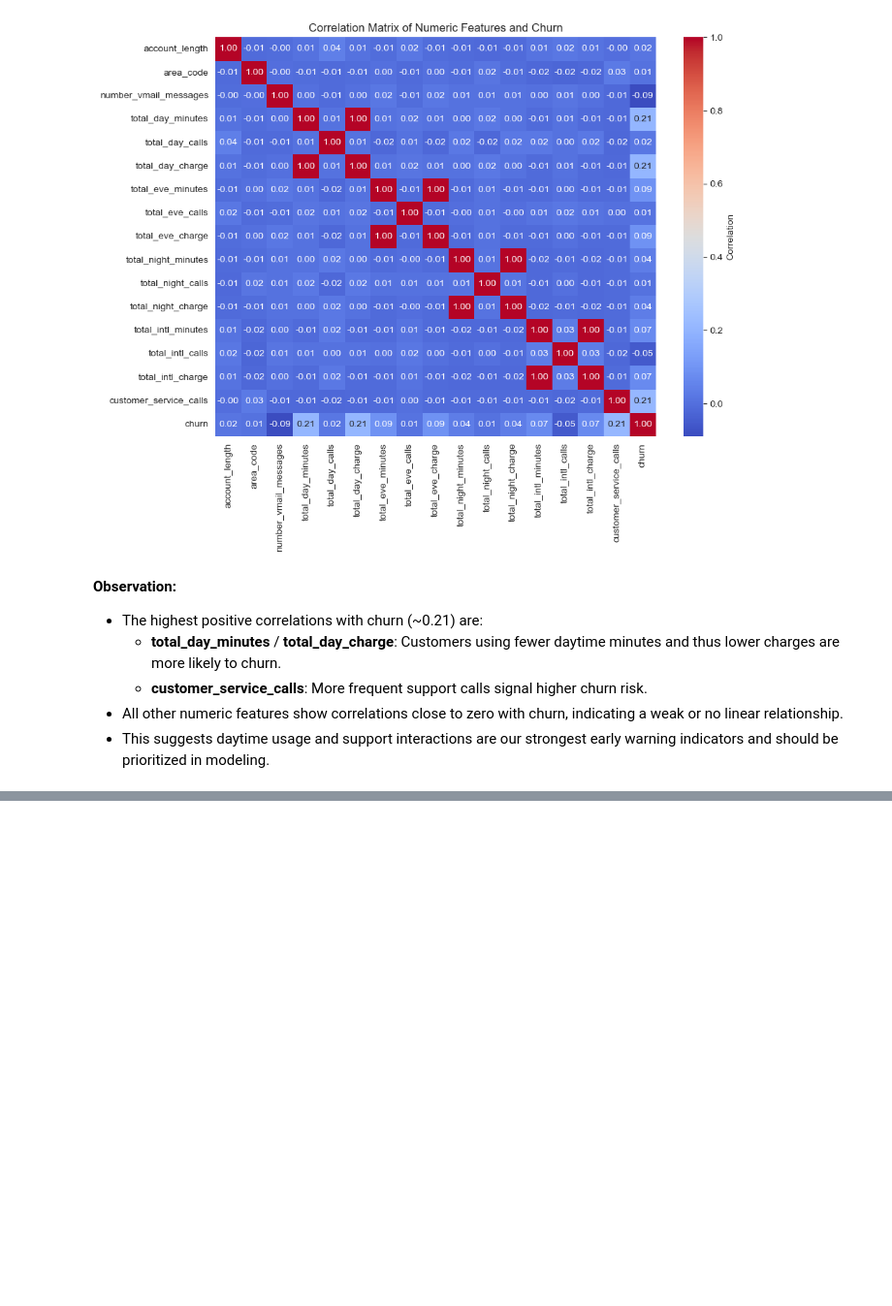
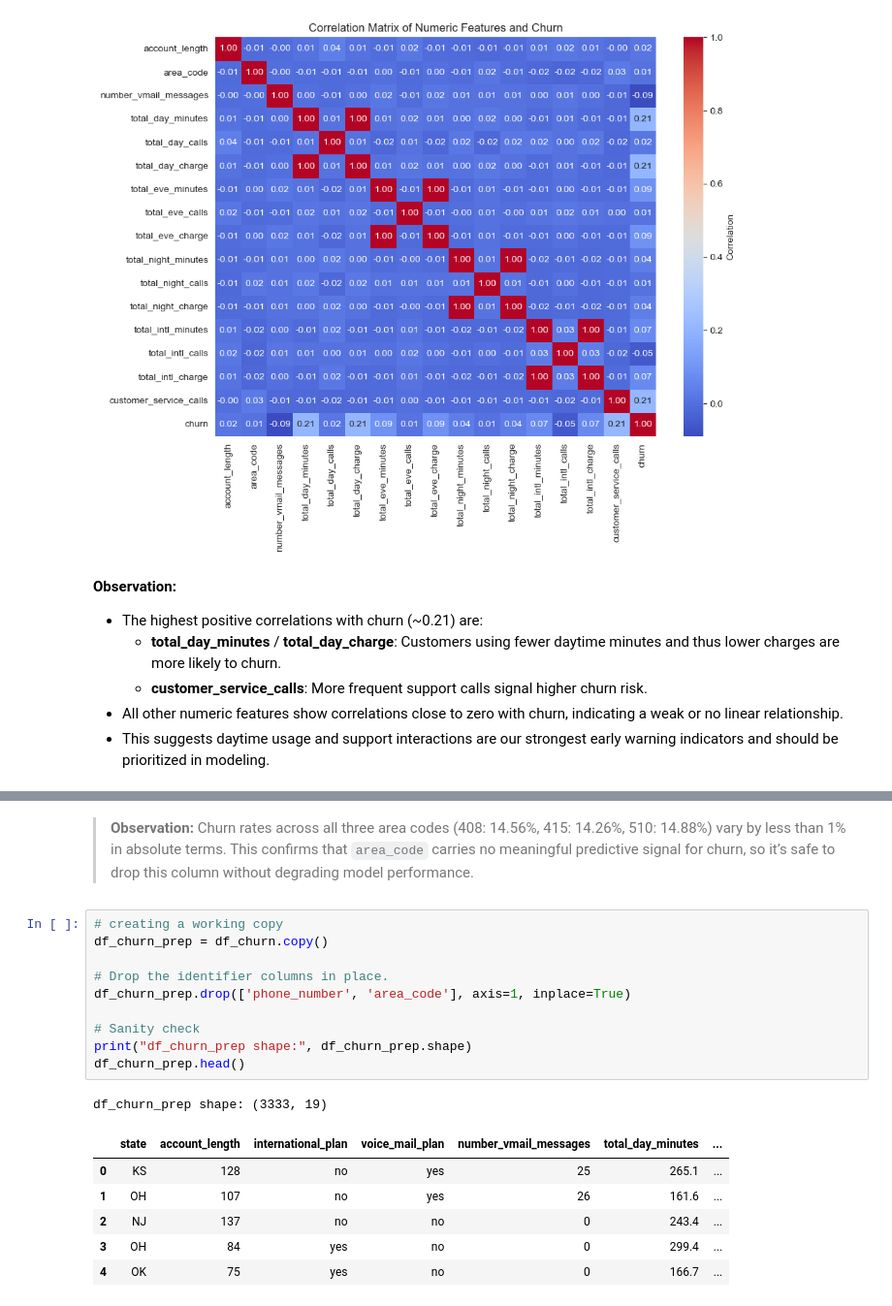
Before and after one commit to rosemiriti/Syria_Telco_Churn_Prediction_Project, a Jupyter notebook: syria_telco_churn.ipynb, the cells around one changed output, grey strips where cells are left out. Shown: that part at 97% size. Cells and saved outputs as stored; diff of their text form; blank space fills up the shorter version.

```diff
--- a/syria_telco_churn.ipynb
+++ b/syria_telco_churn.ipynb
@@ -519,0 +568,20 @@ plt.show()
+# %% [markdown]
+> **Observation:** Churn rates across all three area codes (408: 14.56%, 415: 14.26%, 510: 14.88%) vary by less than 1% in absolute terms. This confirms that `area_code` carries no meaningful predictive signal for churn, so it’s safe to drop this column without degrading model performance.
+# %%
+# creating a working copy
+df_churn_prep = df_churn.copy()
+
+# Drop the identifier columns in place.
+df_churn_prep.drop(['phone_number', 'area_code'], axis=1, inplace=True)
+
+# Sanity check
+print("df_churn_prep shape:", df_churn_prep.shape)
+df_churn_prep.head()
+# %% [output]
+df_churn_prep shape: (3333, 19)
+|  | state | account_length | international_plan | voice_mail_plan | number_vmail_messages | total_day_minutes | ... |
+| 0 | KS | 128 | no | yes | 25 | 265.1 | ... |
+| 1 | OH | 107 | no | yes | 26 | 161.6 | ... |
+| 2 | NJ | 137 | no | no | 0 | 243.4 | ... |
+| 3 | OH | 84 | yes | no | 0 | 299.4 | ... |
+| 4 | OK | 75 | yes | no | 0 | 166.7 | ... |
```
Also changed, not shown: parts of 22 cells of this notebook.
